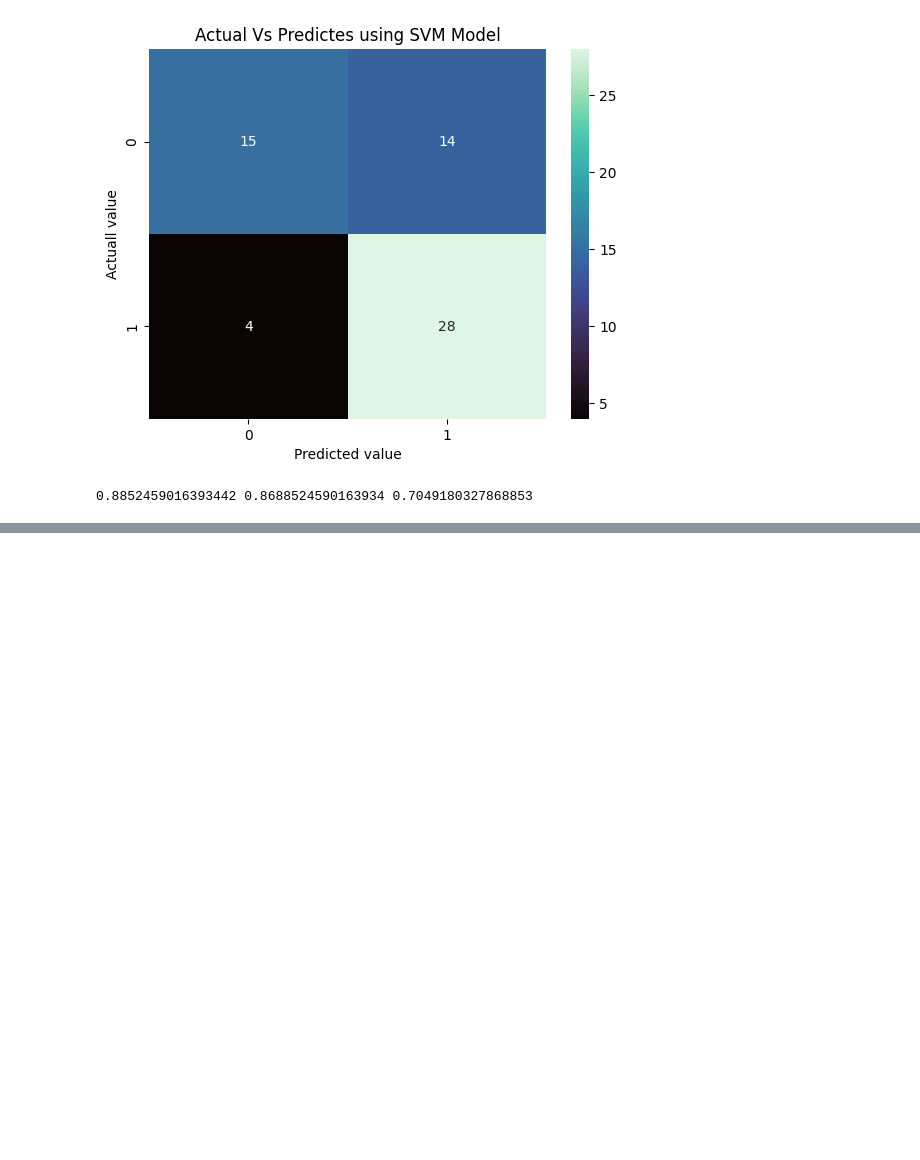
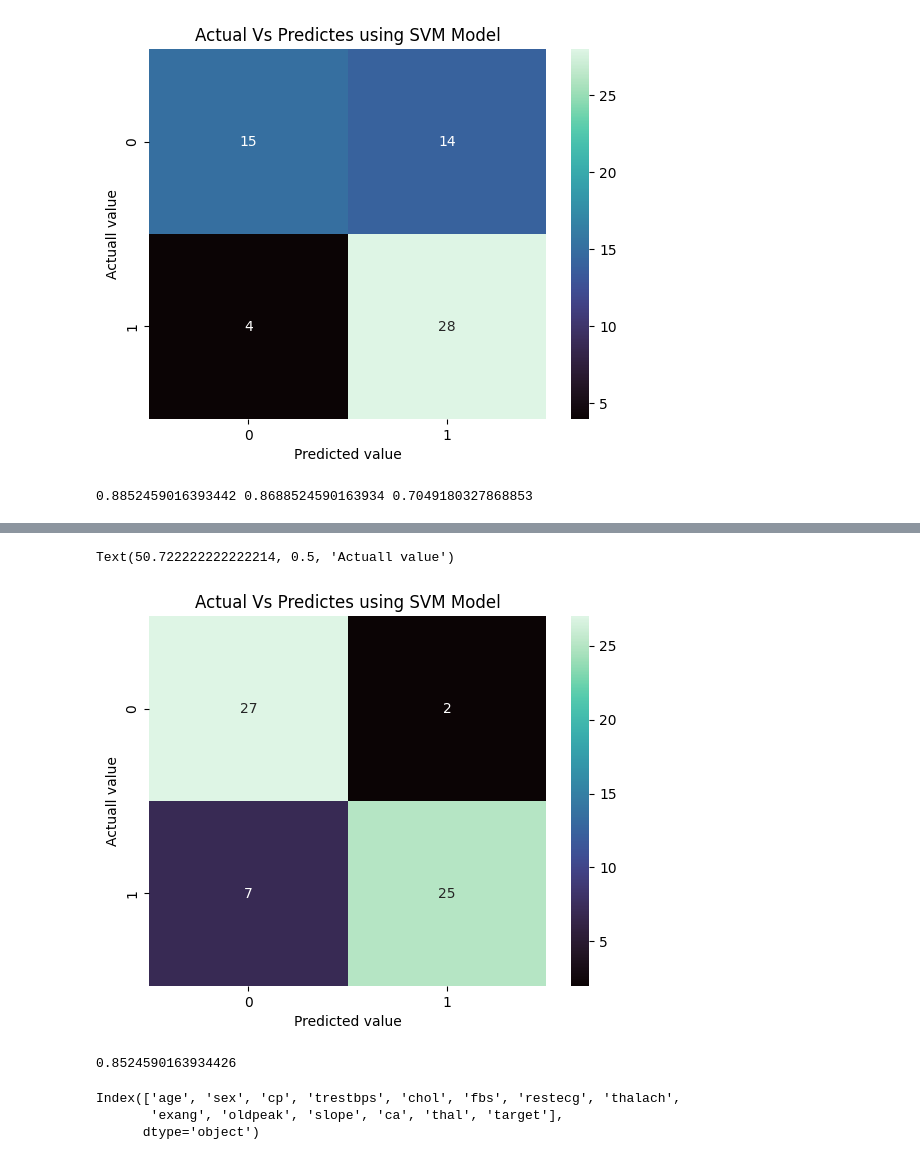
Before and after one commit to draj-codes/heart-disease, a Jupyter notebook: ml_model/heat disease.ipynb, the cells around one changed output, grey strips where cells are left out. Cells and saved outputs as stored; diff of their text form; code cells hidden in the pictures; blank space fills up the shorter version.

```diff
--- a/ml_model/heat disease.ipynb
+++ b/ml_model/heat disease.ipynb
@@ -465,0 +474,4 @@ print(lr_score,nv_score,svc_score)
+# %%
+# 5.4.2 model creation
+model_dt=DecisionTreeClassifier()
+model_dt.fit(X_train,y_train)
@@ -465,0 +480,2 @@ print(lr_score,nv_score,svc_score)
+# %%
+y_pred=model_dt.predict(X_test)
@@ -465,0 +504,14 @@ print(lr_score,nv_score,svc_score)
+# %%
+cm= confusion_matrix(y_test,y_pred)
+plt.title("Actual Vs Predictes using SVM Model")
+sns.heatmap(cm,annot=True,cmap="mako")
+plt.xlabel("Predicted value")
+plt.ylabel("Actuall value")
+# %% [output]
+Text(50.722222222222214, 0.5, 'Actuall value')
+[figure, added]
+# %%
+dt_score=model_dt.score(X_test,y_test)
+dt_score
+# %% [output]
+0.8524590163934426
@@ -465,0 +520,6 @@ print(lr_score,nv_score,svc_score)
+# %%
+df.columns
+# %% [output]
+Index(['age', 'sex', 'cp', 'trestbps', 'chol', 'fbs', 'restecg', 'thalach',
+       'exang', 'oldpeak', 'slope', 'ca', 'thal', 'target'],
+      dtype='object')
```
Also changed, not shown: parts of 14 cells of this notebook.
